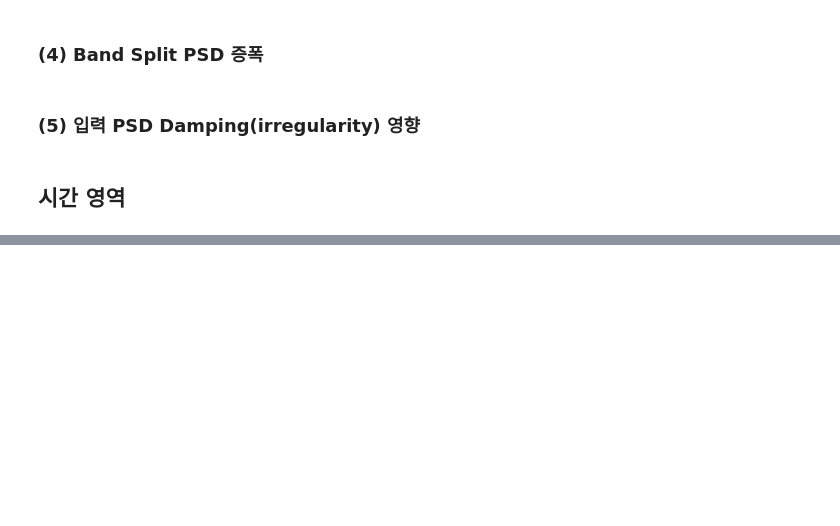
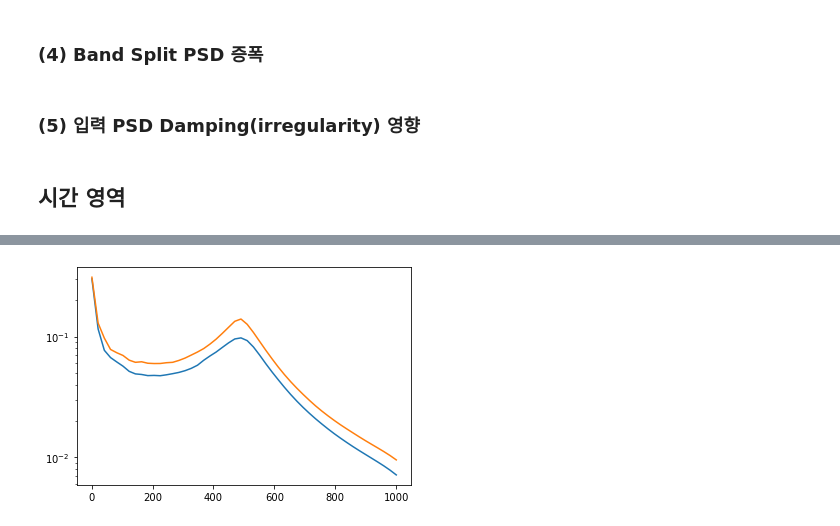
Before and after one commit to wonho13/work, a Jupyter notebook: 논문/2021/Case Study.ipynb, the cells around one changed output, grey strips where cells are left out. Saved outputs shown, nothing was run; the diff lists cells and outputs as text; code cells hidden in the pictures; blank space fills up the shorter version.

```diff
--- a/논문/2021/Case Study.ipynb
+++ b/논문/2021/Case Study.ipynb
@@ -154,0 +170,2 @@ plt.xlim(min(dfi[0]),max(dfi[1]));
+# %%
+fds22 = fds2 + fds3;
@@ -154,0 +174,6 @@ plt.xlim(min(dfi[0]),max(dfi[1]));
+# %%
+plt.plot(freq1,fds1);
+plt.plot(freq2,fds22);
+plt.yscale('log');
+# %% [output]
+[figure, added]
```
Also changed, not shown: parts of 17 cells of this notebook, 2 other files.
